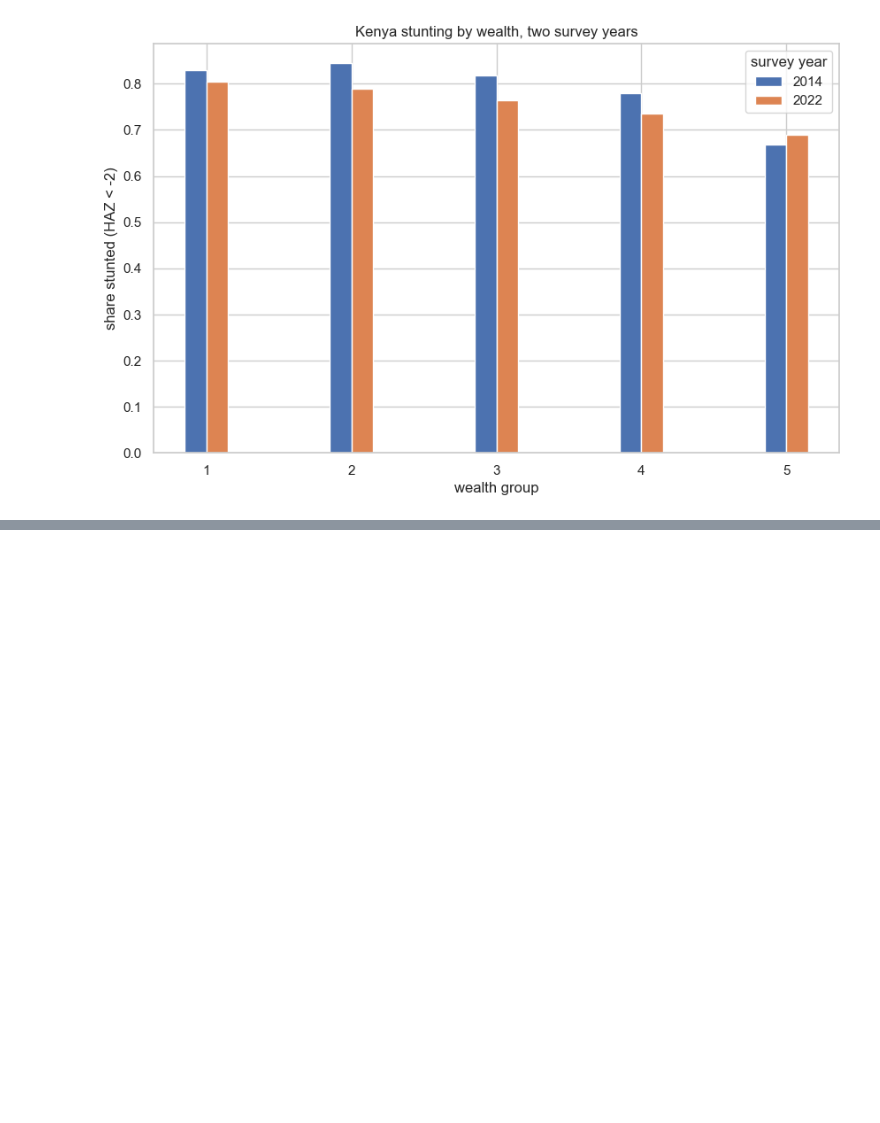
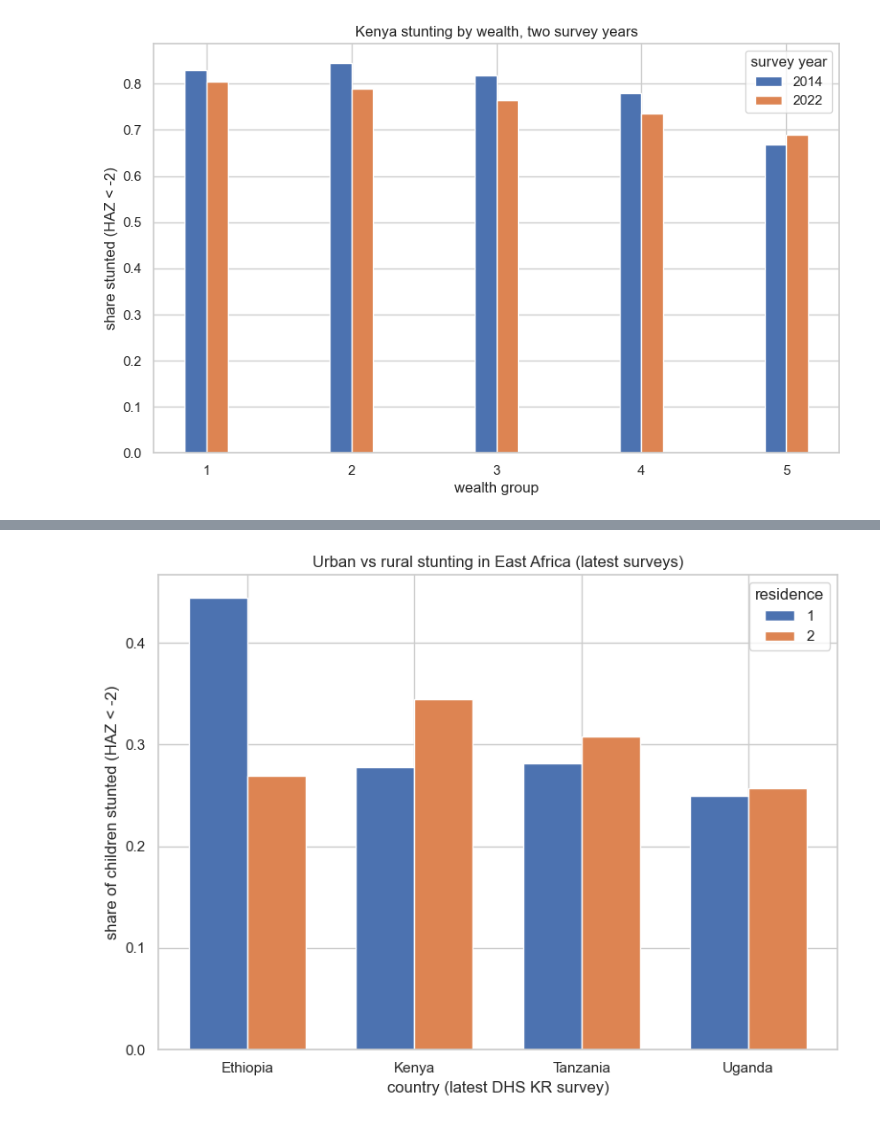
Before and after one commit to venusony/Climate-Malnutrition-EastAfrica, a Jupyter notebook: climate plus region data/children across regions.ipynb, the cells around one changed output, grey strips where cells are left out. Drawn from its saved outputs; the diff is of its cells as text; code cells hidden in the pictures; blank space fills up the shorter version.

```diff
--- a/climate plus region data/children across regions.ipynb
+++ b/climate plus region data/children across regions.ipynb
@@ -204,3 +204,16 @@ plt.legend(title="survey year")
 plt.show()
 # %% [output]
 [figure]
+# %%
+import pandas as pd
+import matplotlib.pyplot as plt
+
+# I pick the most recent KR survey I have for each country
+kr_latest_files = [
+    "Ethiopia_KR_2011_clean.csv",
+    "Kenya_KR_2022_clean.csv",
+    "Tanzania_KR_2022_clean.csv",
+    "Uganda_KR_2016_clean.csv",
+]
+
+kr_latest_files
@@ -206,0 +291,37 @@ plt.show()
+# %%
+plt.figure(figsize=(8, 6))
+
+res_types = ur_stunting["residence"].unique()
+x_pos = range(len(ur_stunting["country"].unique()))
+
+# to control order a bit
+countries_order = ["Ethiopia", "Kenya", "Tanzania", "Uganda"]
+
+bar_width = 0.35
+
+for i, res in enumerate(res_types):
+    data = ur_stunting[ur_stunting["residence"] == res]
+    data = data.set_index("country").reindex(countries_order).reset_index()
+
+    positions = [p + i * bar_width for p in range(len(countries_order))]
+
+    plt.bar(
+        positions,
+        data["is_stunted"],
+        width=bar_width,
+        label=res
+    )
+
+plt.xticks(
+    [p + bar_width / 2 for p in range(len(countries_order))],
+    countries_order
+)
+
+plt.ylabel("share of children stunted (HAZ < -2)")
+plt.xlabel("country (latest DHS KR survey)")
+plt.title("Urban vs rural stunting in East Africa (latest surveys)")
+plt.legend(title="residence")
+plt.tight_layout()
+plt.show()
+# %% [output]
+[figure, added]
```
Also changed, not shown: parts of 2 cells of this notebook.
